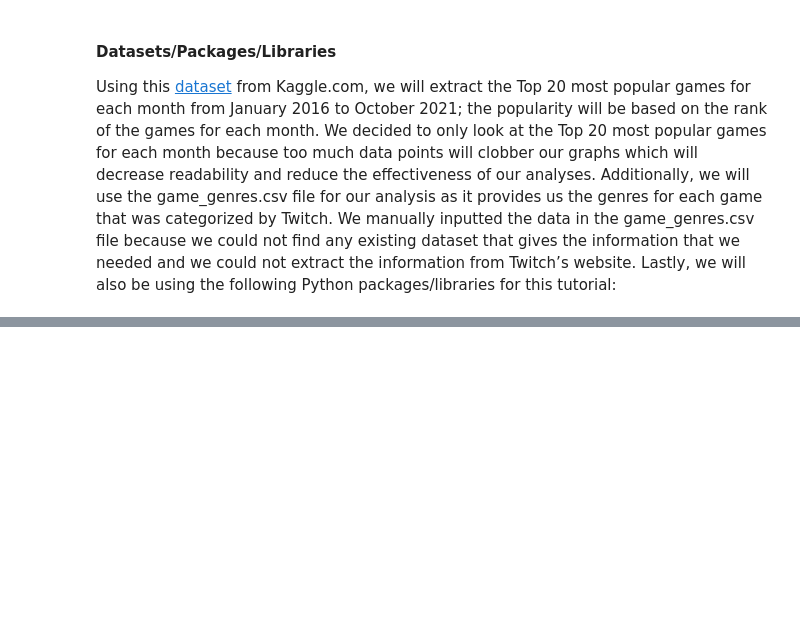
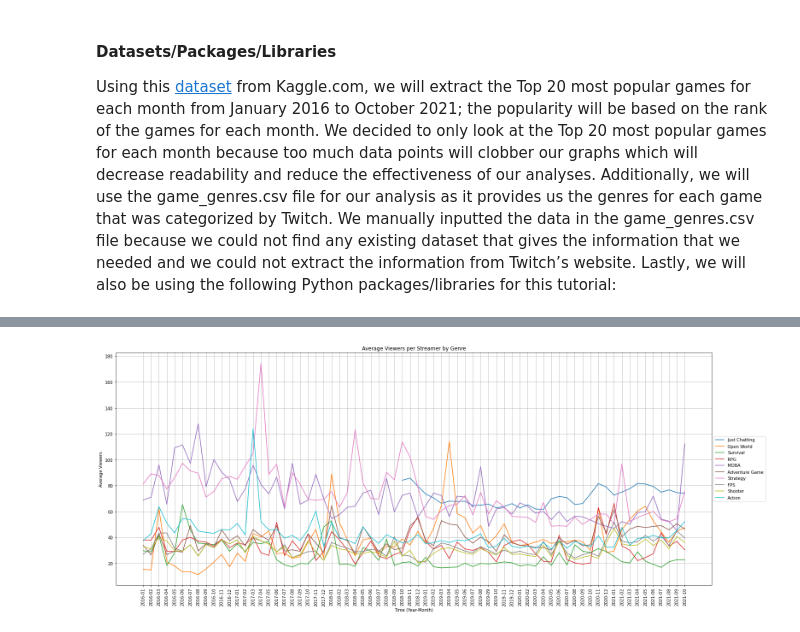
Before and after one commit to 99atran/twitch_game_trends_2016_to_2021, a Jupyter notebook: tutorial.ipynb, the cells around one changed output, grey strips where cells are left out. Saved outputs shown, nothing was run; the diff lists cells and outputs as text; code cells hidden in the pictures; blank space fills up the shorter version.

```diff
--- a/tutorial.ipynb
+++ b/tutorial.ipynb
@@ -453,0 +294,24 @@ our analysis shows that you should play these genres.
+# %%
+# Plotting the line graph
+plt.figure(figsize=(25, 10))
+for genre in top_10_genres:
+    # Process on the specific genre
+    data_by_genre = data.loc[data["Genre"].str.contains(genre)]
+    grouped = data_by_genre.groupby(["Date"])["Avg_viewer_ratio"].mean().reset_index()
+
+    view_data = dates_df.merge(grouped, how='left', on='Date')
+
+    plt.plot_date(
+        view_data['Date'],
+        view_data['Avg_viewer_ratio'],
+        fmt='-',
+        label=genre)
+
+plt.legend(loc='center left', bbox_to_anchor=(1, 0.5))
+plt.xticks(rotation=90)
+plt.title("Average Viewers per Streamer by Genre")
+plt.ylabel("Average Viewers")
+plt.xlabel("Time (Year-Month)")
+plt.grid()
+# %% [output]
+[figure, added]
```
Also changed, not shown: parts of 42 cells of this notebook, 1 other file.
